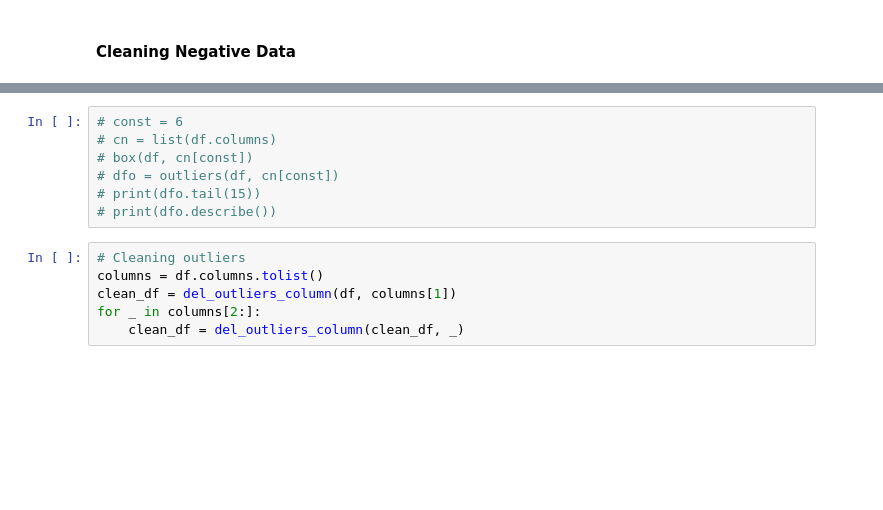
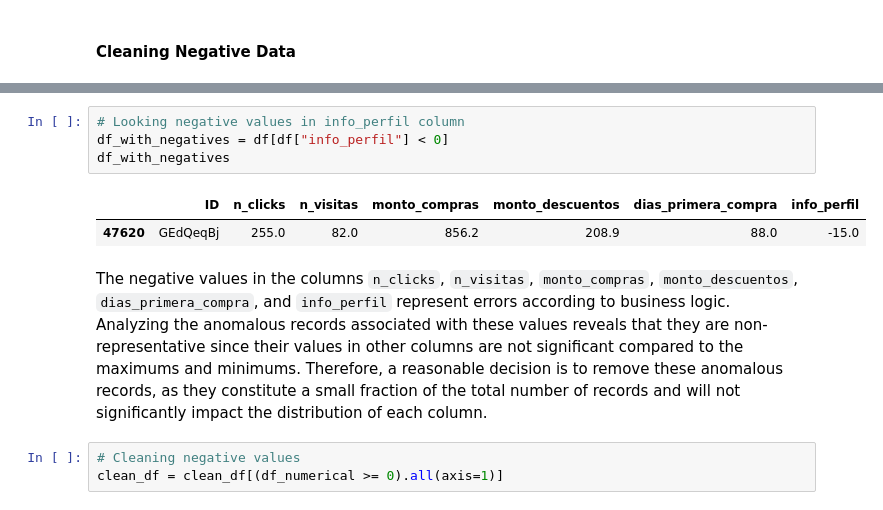
Before and after one commit to davexat/Client_Segmentation_Dashboard, a Jupyter notebook: notebooks/0.0_jtd_data_preparation.ipynb, the cells around one changed output, grey strips where cells are left out. Drawn from its saved outputs; the diff is of its cells as text; blank space fills up the shorter version.

```diff
--- a/notebooks/0.0_jtd_data_preparation.ipynb
+++ b/notebooks/0.0_jtd_data_preparation.ipynb
@@ -254,13 +278,12 @@ Outliers, values that deviate from typical behavior, will be handled to avoid ne
-# %%
-# const = 6
-# cn = list(df.columns)
-# box(df, cn[const])
-# dfo = outliers(df, cn[const])
-# print(dfo.tail(15))
-# print(dfo.describe())
-# %%
-# Cleaning outliers
-columns = df.columns.tolist()
-clean_df = del_outliers_column(df, columns[1])
-for _ in columns[2:]:
-    clean_df = del_outliers_column(clean_df, _)
+# %%
+# Looking negative values in info_perfil column
+df_with_negatives = df[df["info_perfil"] < 0]
+df_with_negatives
+# %% [output]
+|  | ID | n_clicks | n_visitas | monto_compras | monto_descuentos | dias_primera_compra | info_perfil |
+| 47620 | GEdQeqBj | 255.0 | 82.0 | 856.2 | 208.9 | 88.0 | -15.0 |
+# %% [markdown]
+The negative values in the columns `n_clicks`, `n_visitas`, `monto_compras`, `monto_descuentos`, `dias_primera_compra`, and `info_perfil` represent errors according to business logic. Analyzing the anomalous records associated with these values reveals that they are non-representative since their values in other columns are not significant compared to the maximums and minimums. Therefore, a reasonable decision is to remove these anomalous records, as they constitute a small fraction of the total number of records and will not significantly impact the distribution of each column.
+# %%
+# Cleaning negative values
+clean_df = clean_df[(df_numerical >= 0).all(axis=1)]
```
Also changed, not shown: parts of 33 cells of this notebook, 1 other file.
